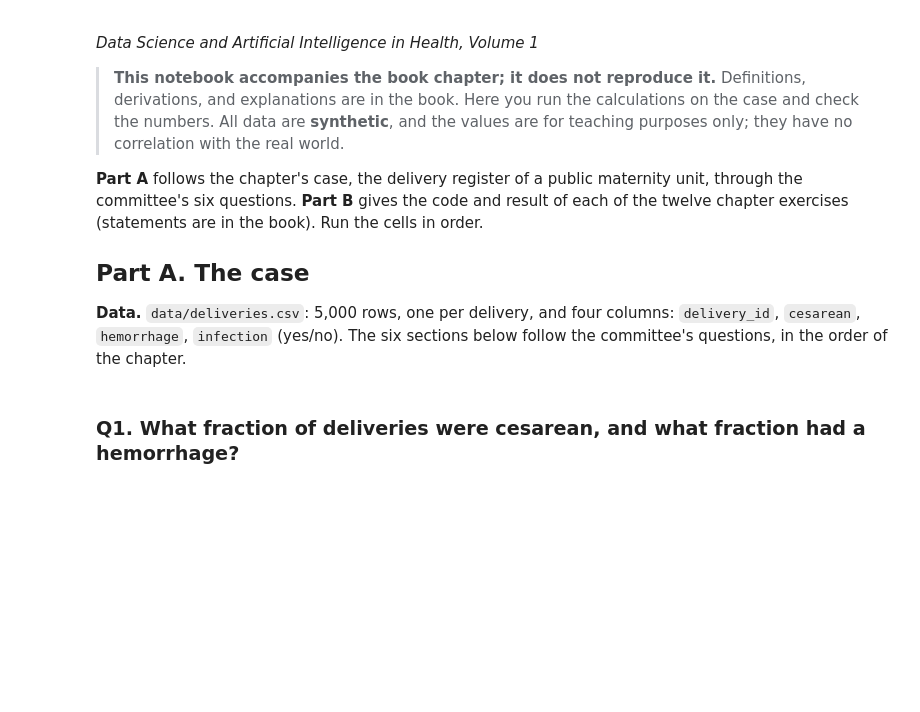
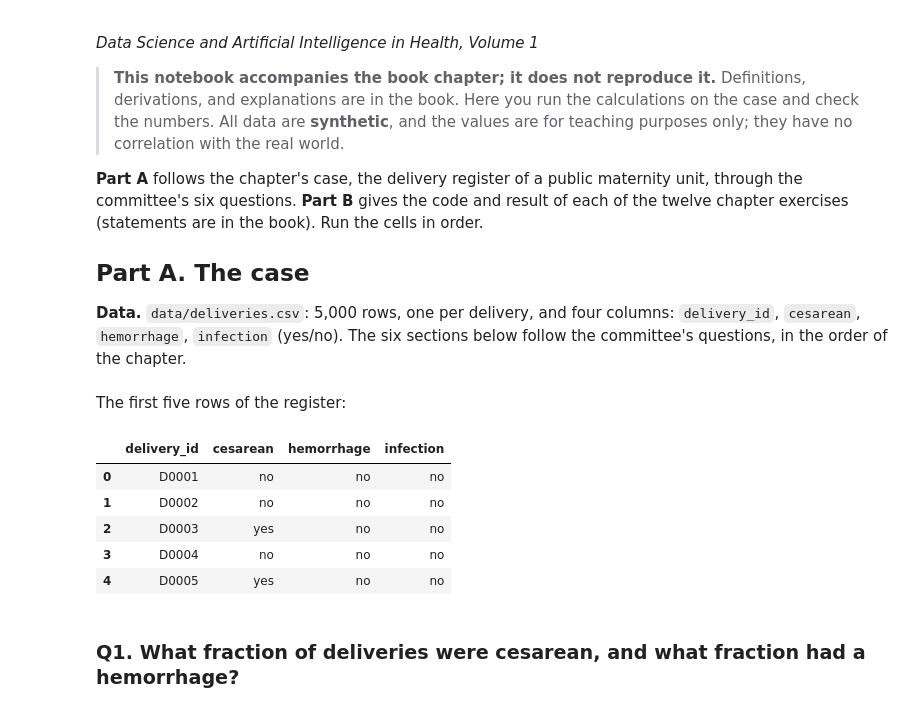
Before and after one commit to marcelosilva2604/data-science-ml-ai-in-health-volume-1, a Jupyter notebook: chapters/ch11/ch11_probability_en.ipynb, the cells around one changed output. Cells and saved outputs as stored; diff of their text form; code cells hidden in the pictures; blank space fills up the shorter version.

Commit message:
Chapter 11 notebook: show the first five rows of the register
Co-Authored-By: Claude Sonnet 5.5 <noreply@anthropic.com>

```diff
--- a/chapters/ch11/ch11_probability_en.ipynb
+++ b/chapters/ch11/ch11_probability_en.ipynb
@@ -9,6 +9,19 @@
 ## Part A. The case
 
 **Data.** `data/deliveries.csv`: 5,000 rows, one per delivery, and four columns: `delivery_id`, `cesarean`, `hemorrhage`, `infection` (yes/no). The six sections below follow the committee's questions, in the order of the chapter.
+# %% [markdown]
+The first five rows of the register:
+# %%
+import pandas as pd
+
+pd.read_csv("data/deliveries.csv").head()
+# %% [output]
+|  | delivery_id | cesarean | hemorrhage | infection |
+| 0 | D0001 | no | no | no |
+| 1 | D0002 | no | no | no |
+| 2 | D0003 | yes | no | no |
+| 3 | D0004 | no | no | no |
+| 4 | D0005 | yes | no | no |
 # %% [markdown]
 ### Q1. What fraction of deliveries were cesarean, and what fraction had a hemorrhage?
 # %%
```
Also changed, not shown: 2 other files.
